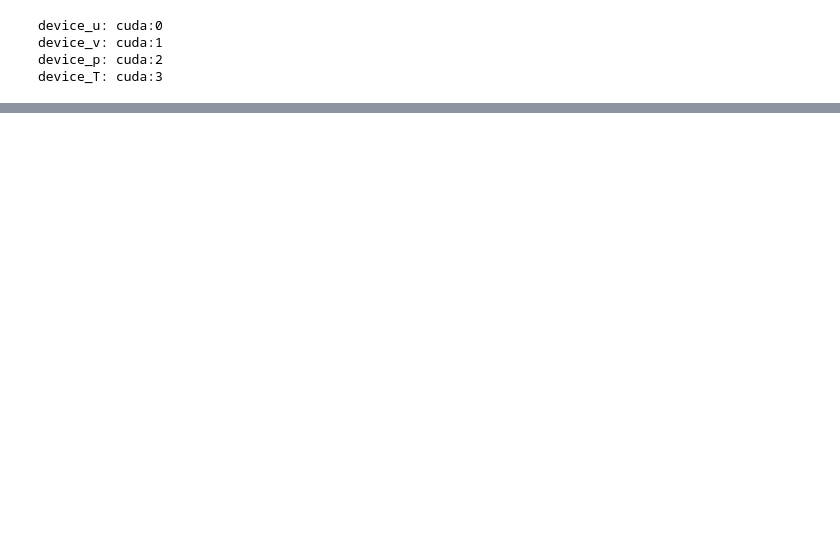
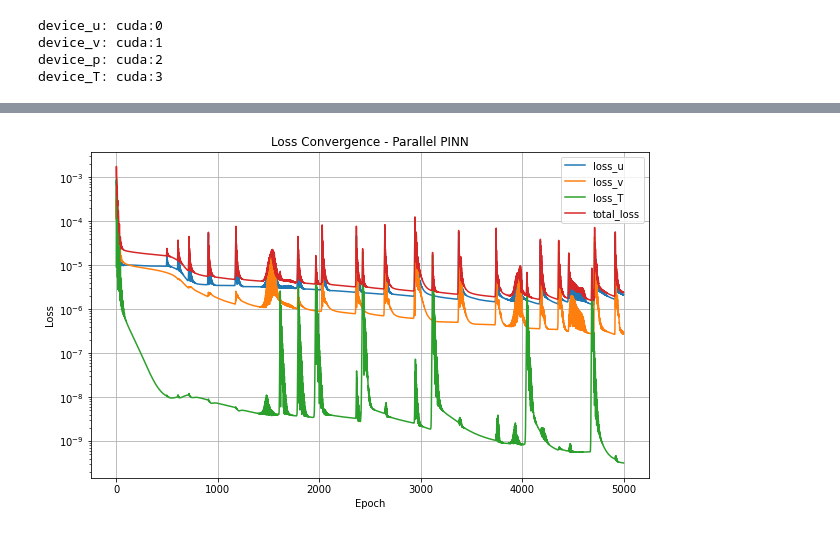
Before and after one commit to SoumikSarkar830/Laser_PINN, a Jupyter notebook: Parallel_PINN_4GPUs.ipynb, the cells around one changed output, grey strips where cells are left out. Cells and saved outputs as stored; diff of their text form; code cells hidden in the pictures; blank space fills up the shorter version.

```diff
--- a/Parallel_PINN_4GPUs.ipynb
+++ b/Parallel_PINN_4GPUs.ipynb
@@ -63,9 +64,9 @@ def compute_residual_u():
 
     # Get v and p as constants on device_u
     v = net_v(X_f_v).detach().to(device_u)
-    p = net_p(X_f_p).to(device_u)
+    p = net_p(X_f_p)
     # Spatial derivatives of pressure
-    p_x = autograd.grad(p, X_f_p.clone().detach().requires_grad_(True).to(device_u), grad_outputs=torch.ones_like(p), create_graph=True)[0][:, 0:1]
+    p_x = autograd.grad(p, X_f_p, grad_outputs=torch.ones_like(p), create_graph=True)[0][:, 0:1].to(device_u)
 
     nu = 0.01  # kinematic viscosity
     # Momentum-u residual
@@ -84,10 +85,9 @@ def compute_residual_v():
 
     # Get u and p as constants on device_v
     u = net_u(X_f_u).detach().to(device_v)
-    p = net_p(X_f_p).to(device_v)
+    p = net_p(X_f_p)
     # Pressure derivatives
-    p_y = autograd.grad(p, X_f_p.clone().detach().requires_grad_(True).to(device_v), grad_outputs=torch.ones_like(p), create_graph=True)[0][:, 1:2]
-
+    p_y = autograd.grad(p, X_f_p, grad_outputs=torch.ones_like(p), create_graph=True)[0][:, 1:2].to(device_v)
     nu = 0.01
     # Momentum-v residual
     res_v = v_t + u * v_x + v * v_y + p_y - nu * (v_xx + v_yy)
@@ -145,6 +145,9 @@ optimizer_v = torch.optim.Adam(net_v.parameters(), lr=1e-3)
 optimizer_T = torch.optim.Adam(net_T.parameters(), lr=1e-3)
 # %%
 num_epochs = 5000
+loss_u_list, loss_v_list, loss_T_list, total_loss_list = [], [],  [], []
+
+
 for epoch in range(num_epochs):
     optimizer_u.zero_grad()
     optimizer_v.zero_grad()
@@ -160,6 +163,9 @@ for epoch in range(num_epochs):
     optimizer_v.step()
     optimizer_T.step()
 
+    loss_u_list.append(loss_u.item()); loss_v_list.append(loss_v.item())
+    loss_T_list.append(loss_T.item()); total_loss_list.append(total_loss.item())
+
 
     if epoch % 500 == 0:
         print(f"Epoch {epoch}: loss_u={loss_u.item():.3e}, loss_v={loss_v.item():.3e}, loss_T={loss_T.item():.3e}, total={total_loss.item():.3e}")
@@ -167,0 +183,11 @@ RuntimeError: One of the differentiated Tensors appears to not have been used in
+# %%
+plt.figure(figsize=(10,6))
+plt.plot(loss_u_list, label='loss_u')
+plt.plot(loss_v_list, label='loss_v')
+plt.plot(loss_T_list, label='loss_T')
+plt.plot(total_loss_list, label='total_loss')
+plt.yscale('log'); plt.xlabel('Epoch'); plt.ylabel('Loss')
+plt.title('Loss Convergence - Parallel PINN'); plt.legend(); plt.grid(True)
+plt.show()
+# %% [output]
+[figure, added]
```
Also changed, not shown: parts of 2 cells of this notebook.
